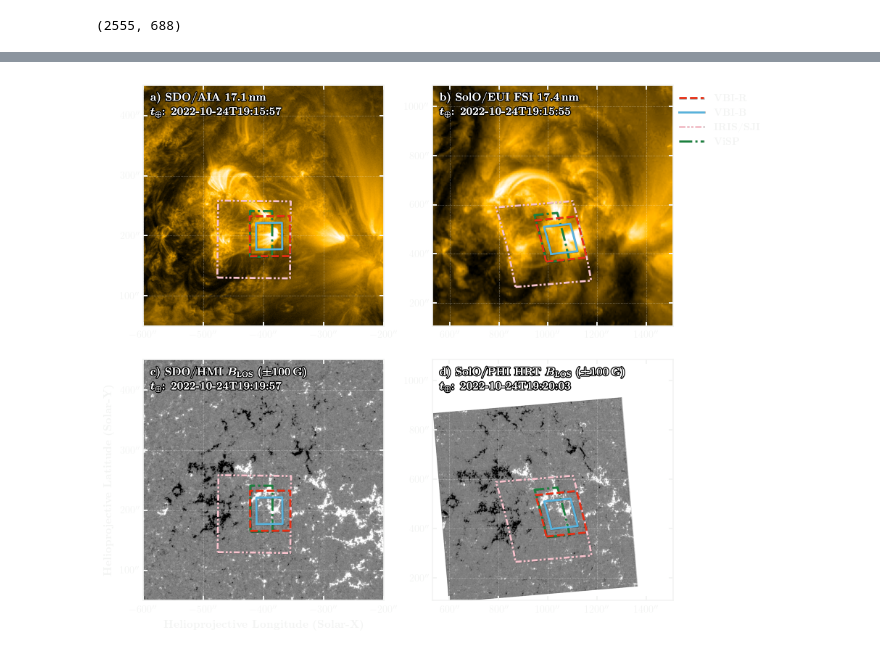
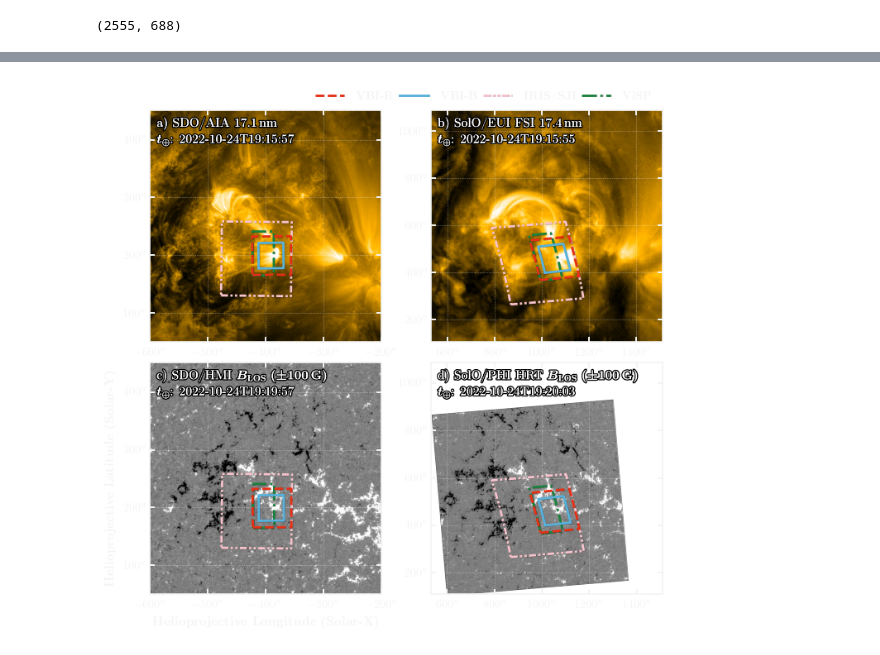
Before and after one commit to yjzhu-solar/DKIST_SolO_Fibril, a Jupyter notebook: ipynb/ms_plot/fov_summary.ipynb, the cells around one changed output, grey strips where cells are left out. Saved outputs shown, nothing was run; the diff lists cells and outputs as text; code cells hidden in the pictures.

```diff
--- a/ipynb/ms_plot/fov_summary.ipynb
+++ b/ipynb/ms_plot/fov_summary.ipynb
@@ -240,7 +257,8 @@ display(HTML('<a id="figure-1"></a>'))
 
 with plt.rc_context(ms_style_dict):
 
-    fig = plt.figure(figsize=(9.2,7.8), layout="constrained")
+    fig = plt.figure(figsize=(7.2,7.6),)
+    plt.subplots_adjust(wspace=0.17, hspace=0.09, right=1)
 
     # reference_ax = fig.add_axes([0,0,1,1])
     # reference_ax.set_zorder(15)
@@ -347,12 +365,21 @@ with plt.rc_context(ms_style_dict):
             #     label=r"HRI_{EUV}"
             # )
 
+    pos1 = ax1.get_position()
+    pos2 = ax2.get_position()
+
+    legend_width = 0.6 #pos2.x1 - pos1.x0
+
     ax2.legend(fontsize=10,
-        bbox_to_anchor=(1.0, 0.6, 0.4, 0.4),
+        bbox_to_anchor=(pos2.x1 - legend_width, pos1.y1+0.008, legend_width, 0.04),
         frameon=False,
         alignment="left",
         handlelength=2.5,
-        handletextpad=1)
+        handletextpad=1,
+        ncol=4,
+        mode='expand',
+        bbox_transform=fig.transFigure
+        )
 
 
     for ax_ in (ax1,ax2,ax4):
@@ -460,7 +489,8 @@ ms_dm_style_dict = {'text.usetex': True, 'font.family': 'serif', 'axes.linewidth
 # %%
 with plt.rc_context(ms_dm_style_dict):
 
-    fig = plt.figure(figsize=(9.2,7.8), layout="constrained")
+    fig = plt.figure(figsize=(7.2,7.6),)
+    plt.subplots_adjust(wspace=0.17, hspace=0.09, right=1)
 
     # reference_ax = fig.add_axes([0,0,1,1])
     # reference_ax.set_zorder(15)
@@ -567,12 +597,21 @@ with plt.rc_context(ms_dm_style_dict):
             #     label=r"HRI_{EUV}"
             # )
 
+    pos1 = ax1.get_position()
+    pos2 = ax2.get_position()
+
+    legend_width = 0.6 #pos2.x1 - pos1.x0
+
     ax2.legend(fontsize=10,
-        bbox_to_anchor=(1.0, 0.6, 0.4, 0.4),
+        bbox_to_anchor=(pos2.x1 - legend_width, pos1.y1+0.008, legend_width, 0.04),
         frameon=False,
         alignment="left",
         handlelength=2.5,
-        handletextpad=1)
+        handletextpad=1,
+        ncol=4,
+        mode='expand',
+        bbox_transform=fig.transFigure
+        )
 
 
     for ax_ in (ax1,ax2,ax4):
@@ -616,31 +655,31 @@ with plt.rc_context(ms_dm_style_dict):
         "\n" + \
         r"$\boldsymbol{{t_{{\oplus}}}}$\textbf{{: {}}}".format(hmi_blos_map.meta['date-obs'][:-4]),
         fontsize=11,
         transform=ax3.transAxes,
         va="top",
         ha="left",
         color="white",
         path_effects=[path_effects.withStroke(linewidth=2, foreground="black"),
                       path_effects.Normal()],
         linespacing=1.5,
     )
 
     ax4.text(0.03, 0.97,
         r"\textbf{d) SolO/PHI HRT $\boldsymbol{B_{\rm LOS}\ (\pm 100\,\mathrm{G})}$}" + \
         "\n" + \
         r"$\boldsymbol{{t_{{\oplus}}}}$\textbf{{: {}}}".format(hrt_blos_map.meta['date_ear'][:-4]),
         fontsize=11,
         transform=ax4.transAxes,
         va="top",
         ha="left",
         color="white",
         path_effects=[path_effects.withStroke(linewidth=2, foreground="black"),
                       path_effects.Normal()],
         linespacing=1.5,
     )
 
     fig.savefig("../../figs/ms_figure_dm/fov_summary_dm.pdf", bbox_inches='tight', dpi=300)
     fig.savefig("../../figs/ms_figure_dm_png/fov_summary_dm.png", bbox_inches='tight', dpi=300)
     plt.show()
 # %% [output]
-[figure, old version]
+[figure, new version]
```
Also changed, not shown: parts of 10 cells of this notebook, 38 other files.
